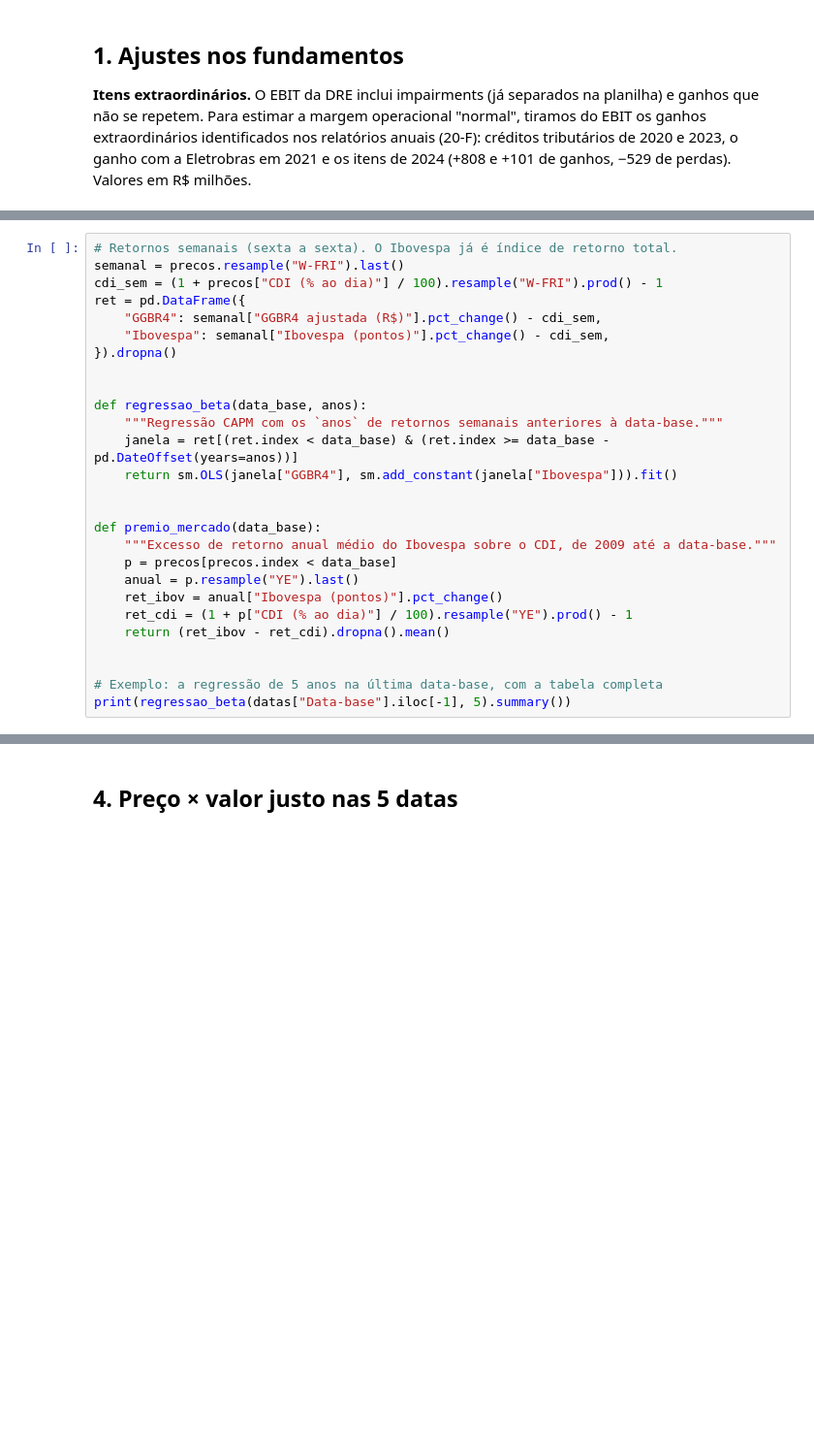
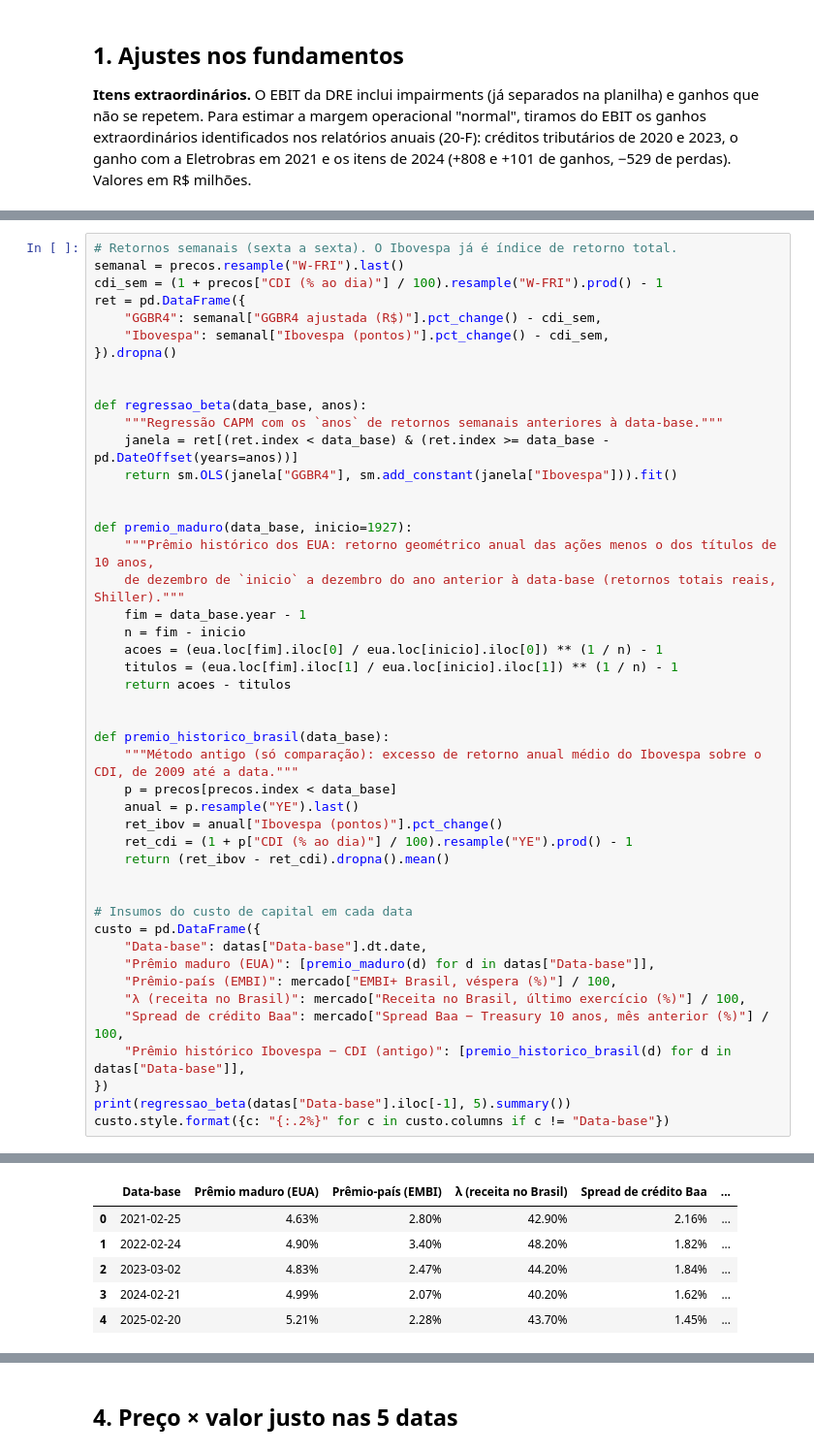
Before and after one commit to gcabralcavalcanti/tcc-valuation-gerdau, a Jupyter notebook: 5. Código/03_modelo/Modelo FCD Gerdau.ipynb, the cells around one changed output, grey strips where cells are left out. Shown at 97% size. Drawn from its saved outputs; the diff is of its cells as text; blank space fills up the shorter version.

```diff
--- a/5. Código/03_modelo/Modelo FCD Gerdau.ipynb
+++ b/5. Código/03_modelo/Modelo FCD Gerdau.ipynb
@@ -111,8 +129,18 @@ def regressao_beta(data_base, anos):
     return sm.OLS(janela["GGBR4"], sm.add_constant(janela["Ibovespa"])).fit()
 
 
-def premio_mercado(data_base):
-    """Excesso de retorno anual médio do Ibovespa sobre o CDI, de 2009 até a data-base."""
+def premio_maduro(data_base, inicio=1927):
+    """Prêmio histórico dos EUA: retorno geométrico anual das ações menos o dos títulos de 10 anos,
+    de dezembro de `inicio` a dezembro do ano anterior à data-base (retornos totais reais, Shiller)."""
+    fim = data_base.year - 1
+    n = fim - inicio
+    acoes = (eua.loc[fim].iloc[0] / eua.loc[inicio].iloc[0]) ** (1 / n) - 1
+    titulos = (eua.loc[fim].iloc[1] / eua.loc[inicio].iloc[1]) ** (1 / n) - 1
+    return acoes - titulos
+
+
+def premio_historico_brasil(data_base):
+    """Método antigo (só comparação): excesso de retorno anual médio do Ibovespa sobre o CDI, de 2009 até a data."""
     p = precos[precos.index < data_base]
     anual = p.resample("YE").last()
     ret_ibov = anual["Ibovespa (pontos)"].pct_change()
@@ -120,8 +148,17 @@ def premio_mercado(data_base):
     return (ret_ibov - ret_cdi).dropna().mean()
 
 
-# Exemplo: a regressão de 5 anos na última data-base, com a tabela completa
+# Insumos do custo de capital em cada data
+custo = pd.DataFrame({
+    "Data-base": datas["Data-base"].dt.date,
+    "Prêmio maduro (EUA)": [premio_maduro(d) for d in datas["Data-base"]],
+    "Prêmio-país (EMBI)": mercado["EMBI+ Brasil, véspera (%)"] / 100,
+    "λ (receita no Brasil)": mercado["Receita no Brasil, último exercício (%)"] / 100,
+    "Spread de crédito Baa": mercado["Spread Baa − Treasury 10 anos, mês anterior (%)"] / 100,
+    "Prêmio histórico Ibovespa − CDI (antigo)": [premio_historico_brasil(d) for d in datas["Data-base"]],
+})
 print(regressao_beta(datas["Data-base"].iloc[-1], 5).summary())
+custo.style.format({c: "{:.2%}" for c in custo.columns if c != "Data-base"})
 # %% [output]
                             OLS Regression Results
 ==============================================================================
@@ -133,13 +170,19 @@ Time:                        13:19:09   Log-Likelihood:                 443.04
 No. Observations:                 261   AIC:                            -882.1
 Df Residuals:                     259   BIC:                            -875.0
 Df Model:                           1
 Covariance Type:            nonrobust
 ==============================================================================
 ... (9 lines left out)
 ==============================================================================
 
 Notes:
 [1] Standard Errors assume that the covariance matrix of the errors is correctly specified.
+|  | Data-base | Prêmio maduro (EUA) | Prêmio-país (EMBI) | λ (receita no Brasil) | Spread de crédito Baa | ... |
+| 0 | 2021-02-25 | 4.63% | 2.80% | 42.90% | 2.16% | ... |
+| 1 | 2022-02-24 | 4.90% | 3.40% | 48.20% | 1.82% | ... |
+| 2 | 2023-03-02 | 4.83% | 2.47% | 44.20% | 1.84% | ... |
+| 3 | 2024-02-21 | 4.99% | 2.07% | 40.20% | 1.62% | ... |
+| 4 | 2025-02-20 | 5.21% | 2.28% | 43.70% | 1.45% | ... |
 # %% [markdown]
 ## 3. Modelo FCD
 
```
Also changed, not shown: parts of 12 cells of this notebook, 5 other files.
